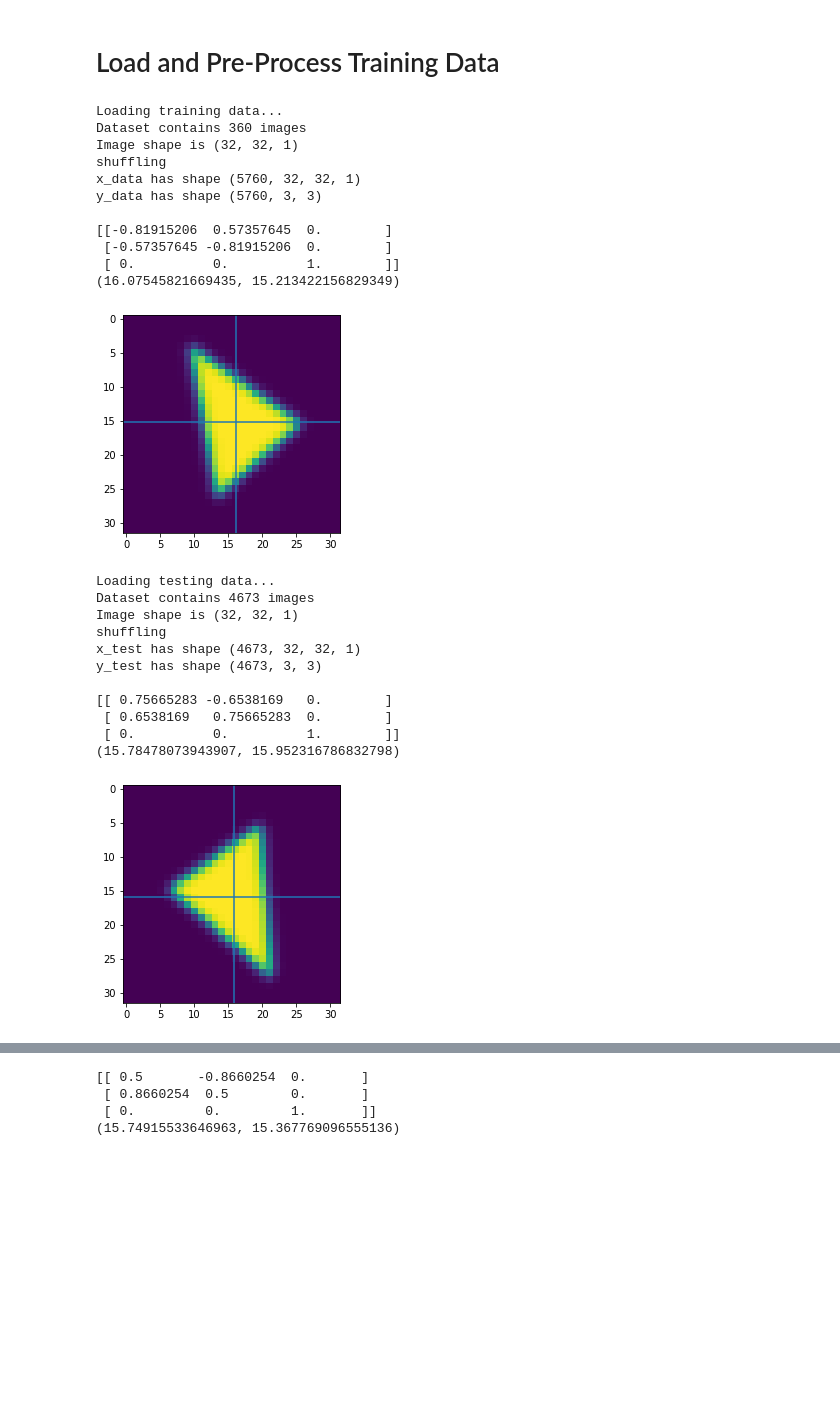
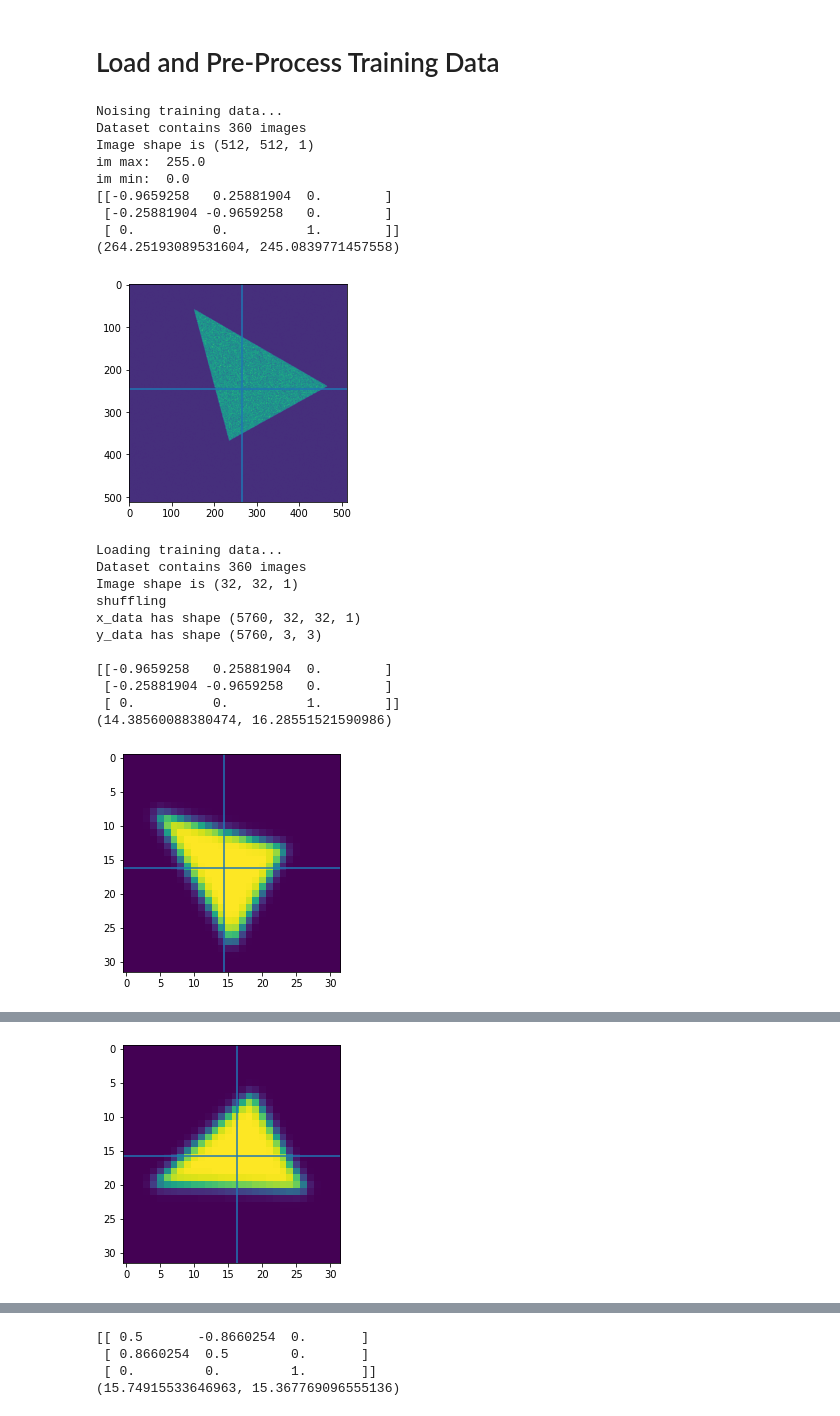
Before and after one commit to SEMOrientation/Y4ProjectNotebooks, a Jupyter notebook: 2D_Network.ipynb, the cells around one changed output, grey strips where cells are left out. Cells and saved outputs as stored; diff of their text form; code cells hidden in the pictures; blank space fills up the shorter version.

Commit message:
Implementation and isolated usage of noise simulation

```diff
--- a/2D_Network.ipynb
+++ b/2D_Network.ipynb
@@ -219,6 +219,31 @@ def onload_GaussianBlur(radius):
   def GaussianBlur(im):
     return im.filter(image_filter)
   return GaussianBlur
+
+def onload_SEMNoise(gauss=2, poisson=5):
+  """Returns an onload function that approximates SEM noise and adds it to the
+  image."""
+  def SEMNoise(im):
+    # convert the image to an array for ease
+    # use float32 for precision and convert back to int at the end
+    a = np.array(im, dtype="float")
+
+    # generate a flat array of N(0,1) numbers and reshape to match the image
+    rand = np.random.normal(loc=0.0, scale=1.0, size=np.prod(a.shape)).reshape(a.shape)
+
+    # apply the noise as in https://doi.org/10.1016/j.mee.2019.111051
+    noised = a + (gauss + poisson*np.sqrt(a))*rand
+
+    # scale the image to the appropriate range
+    final = noised - np.min(noised)
+    final /= np.max(final)
+    final *= 255
+
+    # round to nearest pixel value and convert back to PIL
+    a_prime = final.round().astype("uint8")
+    return Image.fromarray(a_prime, "L")
+  return SEMNoise
+
 
 ## preproc functions. Receive the complete x and y data arrays, and should
 ## return complete x and y data arrays. Augmentation can be performed at
@@ -410,6 +435,25 @@ GAUSS_RADIUS = 1 * RESIZE_SHAPE[0]/50
 # displace the centre randomly
 CENTRE_AUGMENTATIONS = 16
 CENTRE_AUGMENTATION_SIGMA = 2 * RESIZE_SHAPE[0]/50
+
+print("Noising training data...")
+training_data = DataLoader(os.path.join(DATASET_DIR, "train"), batch_size=16,
+                           onload=[
+                                   onload_SEMNoise(),
+                           ])
+
+im0 = training_data.xdata[0,:,:].reshape((512,512))
+print("im max: ", im0.max())
+print("im min: ", im0.min())
+Image.fromarray(im0.astype("uint8"), "L").save("noised.png")
+rot0 = training_data.ydata[0]
+plt.imshow(im0)
+COM = ndimage.measurements.center_of_mass(im0.T)
+plt.axvline(COM[0])
+plt.axhline(COM[1])
+print(rot0)
+print(COM)
+plt.show()
 
 print("Loading training data...")
 training_data = DataLoader(os.path.join(DATASET_DIR, "train"), batch_size=16,
@@ -447,52 +491,50 @@ testing_data = DataLoader(os.path.join(DATASET_DIR, "test"), batch_size=16,
                                    onload_GaussianBlur(GAUSS_RADIUS),
                                  ],
                           preproc=[
                                    preproc_Normalise(),
                                    preproc_Centre(),
                                    preproc_Shuffle(),
                                   ],
                           )
 
 print(f"x_test has shape {testing_data.xdata.shape}")
 print(f"y_test has shape {testing_data.ydata.shape}")
 print()
 
 im1 = testing_data.xdata[1,:,:].reshape(RESIZE_SHAPE).T
 rot1 = testing_data.ydata[1]
 plt.imshow(im1)
 COM = ndimage.measurements.center_of_mass(im1.T)
 plt.axvline(COM[0])
 plt.axhline(COM[1])
 print(rot1)
 print(COM)
 plt.show()
 
 print(f"\nx_data values range from {np.min(training_data.xdata)} to {np.max(training_data.xdata)}")
 
 print(f"\ntraining_data = {training_data}")
 print(f"testing_data = {testing_data}")
 # %% [output]
-Loading training data...
+Noising training data...
 Dataset contains 360 images
-Image shape is (32, 32, 1)
-shuffling
-x_data has shape (5760, 32, 32, 1)
-y_data has shape (5760, 3, 3)
-
-[[-0.81915206  0.57357645  0.        ]
- [-0.57357645 -0.81915206  0.        ]
+Image shape is (512, 512, 1)
+im max:  255.0
+im min:  0.0
+[[-0.9659258   0.25881904  0.        ]
+ [-0.25881904 -0.9659258   0.        ]
  [ 0.          0.          1.        ]]
-(16.07545821669435, 15.213422156829349)
+(264.25193089531604, 245.0839771457558)
-[figure, old version]
+[figure, new version]
-Loading testing data...
-Dataset contains 4673 images
+Loading training data...
+Dataset contains 360 images
 Image shape is (32, 32, 1)
 shuffling
-x_test has shape (4673, 32, 32, 1)
-y_test has shape (4673, 3, 3)
+x_data has shape (5760, 32, 32, 1)
+y_data has shape (5760, 3, 3)
 
-[[ 0.75665283 -0.6538169   0.        ]
- [ 0.6538169   0.75665283  0.        ]
+[[-0.9659258   0.25881904  0.        ]
+ [-0.25881904 -0.9659258   0.        ]
  [ 0.          0.          1.        ]]
-(15.78478073943907, 15.952316786832798)
+(14.38560088380474, 16.28551521590986)
-[figure, old version]
+[figure, new version]
@@ -502,0 +552 @@ testing_data = DataLoader(dataset_dir='scalene_triangle_0_355_step5_randomdisp_5
+[figure, added]
```
Also changed, not shown: parts of 3 cells of this notebook.
